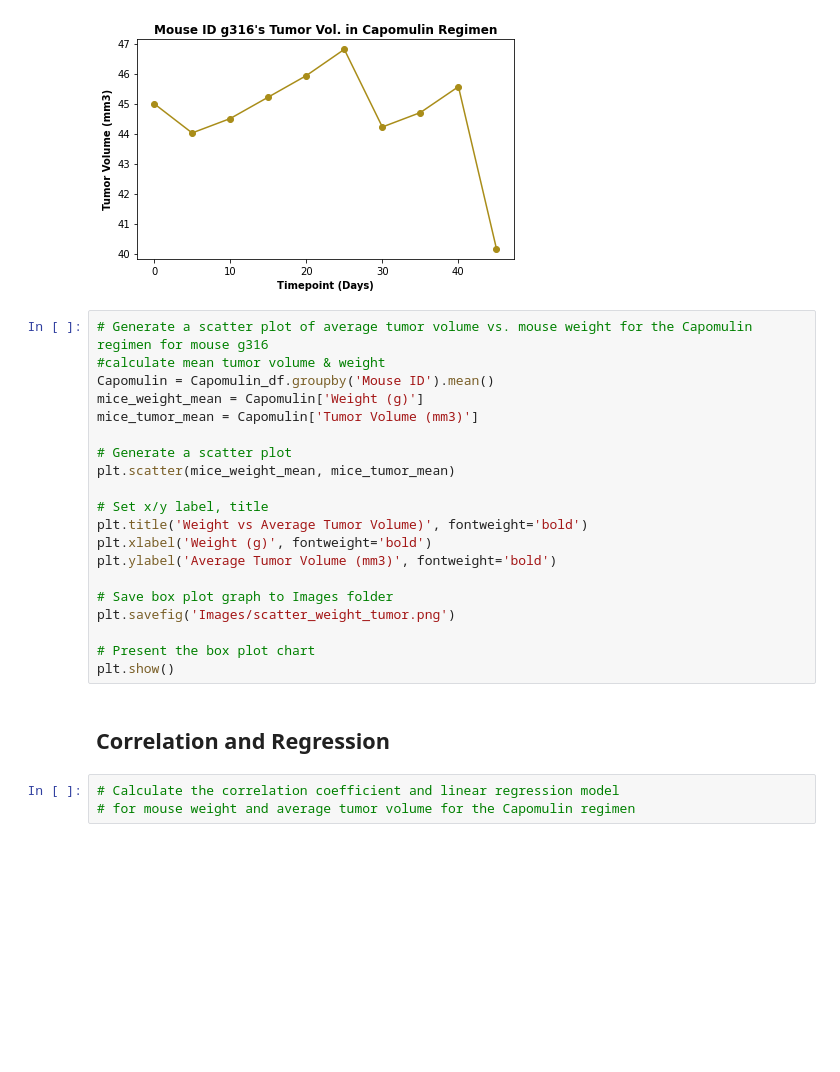
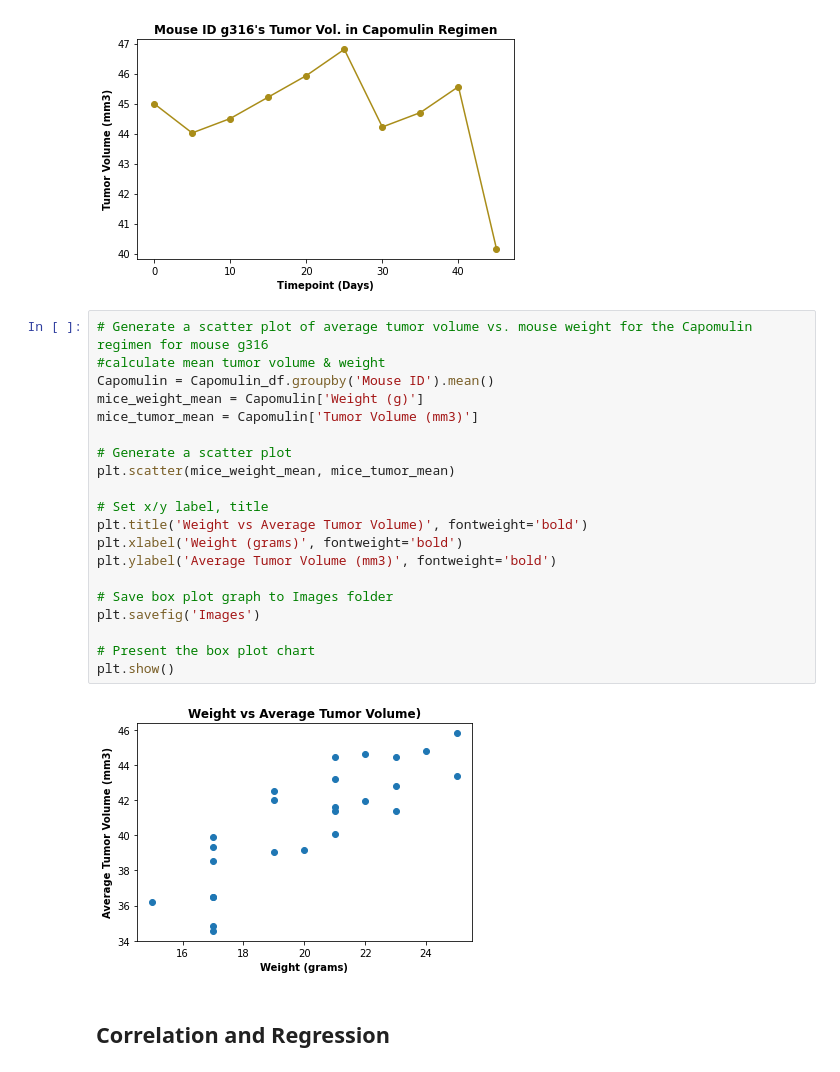
Before and after one commit to sharp2454/Matplotlib_Challenge, a Jupyter notebook: Pymaceuticals/pymaceuticals_starter.ipynb, the cells around one changed output. Cells and saved outputs as stored; diff of their text form; blank space fills up the shorter version.

Commit message:
Prepared correlation & regression chart

```diff
--- a/Pymaceuticals/pymaceuticals_starter.ipynb
+++ b/Pymaceuticals/pymaceuticals_starter.ipynb
@@ -339,25 +339,24 @@ plt.show()
 # %%
 # Generate a scatter plot of average tumor volume vs. mouse weight for the Capomulin regimen for mouse g316
 #calculate mean tumor volume & weight
 Capomulin = Capomulin_df.groupby('Mouse ID').mean()
 mice_weight_mean = Capomulin['Weight (g)']
 mice_tumor_mean = Capomulin['Tumor Volume (mm3)']
 
 # Generate a scatter plot
 plt.scatter(mice_weight_mean, mice_tumor_mean)
 
 # Set x/y label, title
 plt.title('Weight vs Average Tumor Volume)', fontweight='bold')
-plt.xlabel('Weight (g)', fontweight='bold')
+plt.xlabel('Weight (grams)', fontweight='bold')
 plt.ylabel('Average Tumor Volume (mm3)', fontweight='bold')
 
 # Save box plot graph to Images folder
-plt.savefig('Images/scatter_weight_tumor.png')
+plt.savefig('Images')
 
 # Present the box plot chart
 plt.show()
+# %% [output]
+[figure, added]
 # %% [markdown]
 ## Correlation and Regression
-# %%
-# Calculate the correlation coefficient and linear regression model
-# for mouse weight and average tumor volume for the Capomulin regimen
```
Also changed, not shown: parts of 1 cell of this notebook, 1 other file.
